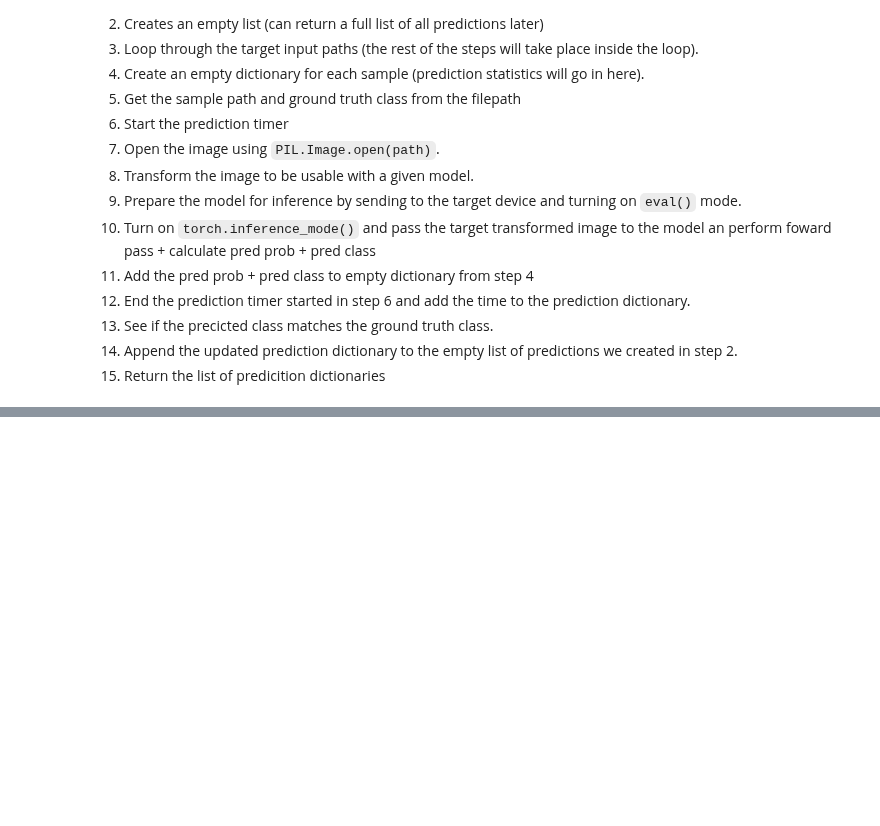
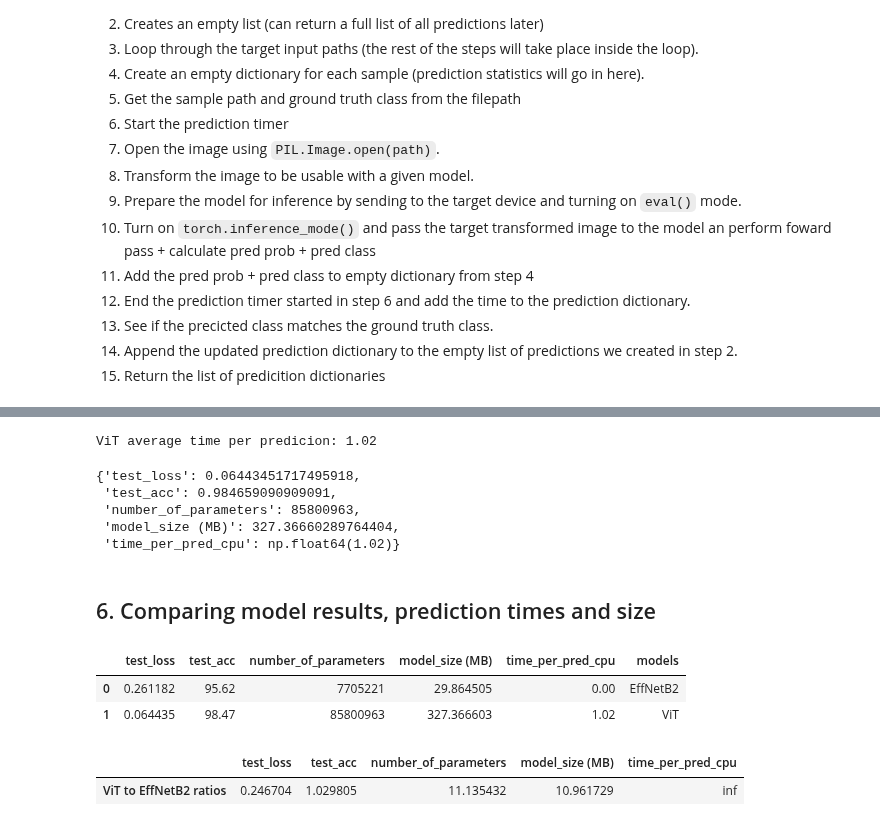
Before and after one commit to EduardoLawson1/Pytorch-Practice, a Jupyter notebook: Pytorch Model Deployment /Pytorch_Model_Deployment.ipynb, the cells around one changed output, grey strips where cells are left out. Cells and saved outputs as stored; diff of their text form; code cells hidden in the pictures; blank space fills up the shorter version.

```diff
--- a/Pytorch Model Deployment /Pytorch_Model_Deployment.ipynb
+++ b/Pytorch Model Deployment /Pytorch_Model_Deployment.ipynb
@@ -604,0 +715,40 @@ def pred_and_store(paths: List[pathlib.Path],
+# %%
+# Calculate average time per prediction for vit model
+vit_average_time_per_pred = round(vit_test_pred_df.time_for_pred.mean(),4)
+print(f"ViT average time per predicion: {vit_average_time_per_pred}")
+# %% [output]
+ViT average time per predicion: 1.02
+# %%
+# Add average time per prediction to ViT stats
+vit_stats["time_per_pred_cpu"] = vit_average_time_per_pred
+vit_stats
+# %% [output]
+{'test_loss': 0.06443451717495918,
+ 'test_acc': 0.984659090909091,
+ 'number_of_parameters': 85800963,
+ 'model_size (MB)': 327.36660289764404,
+ 'time_per_pred_cpu': np.float64(1.02)}
+# %% [markdown]
+## 6. Comparing model results, prediction times and size
+# %%
+# Turn stat dictionaries into DataFrame
+df = pd.DataFrame([effnetb2_stats, vit_stats])
+
+# Add column for model names
+df["models"] = ["EffNetB2", "ViT"]
+
+# Convert accuracy to percentages
+df["test_acc"] = round(df["test_acc"] *100, 2)
+
+df
+# %% [output]
+|  | test_loss | test_acc | number_of_parameters | model_size (MB) | time_per_pred_cpu | models |
+| 0 | 0.261182 | 95.62 | 7705221 | 29.864505 | 0.00 | EffNetB2 |
+| 1 | 0.064435 | 98.47 | 85800963 | 327.366603 | 1.02 | ViT |
+# %%
+# Compare ViT to EffNetB2 across different characteristics
+pd.DataFrame(data=(df.set_index("models").loc["ViT"] / df.set_index("models").loc["EffNetB2"]),
+             columns=["ViT to EffNetB2 ratios"]).T
+# %% [output]
+|  | test_loss | test_acc | number_of_parameters | model_size (MB) | time_per_pred_cpu |
+| ViT to EffNetB2 ratios | 0.246704 | 1.029805 | 11.135432 | 10.961729 | inf |
```
Also changed, not shown: parts of 15 cells of this notebook.
